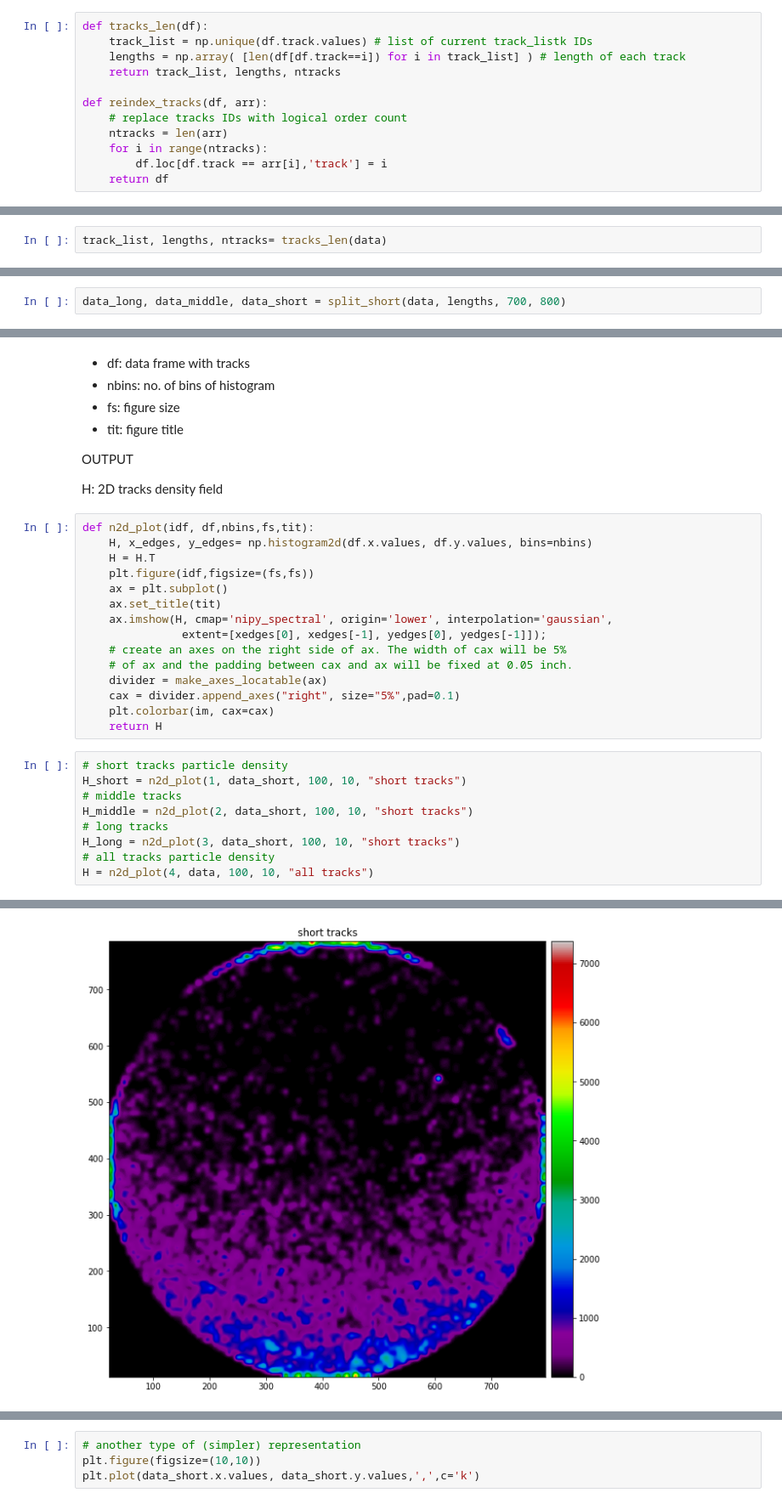
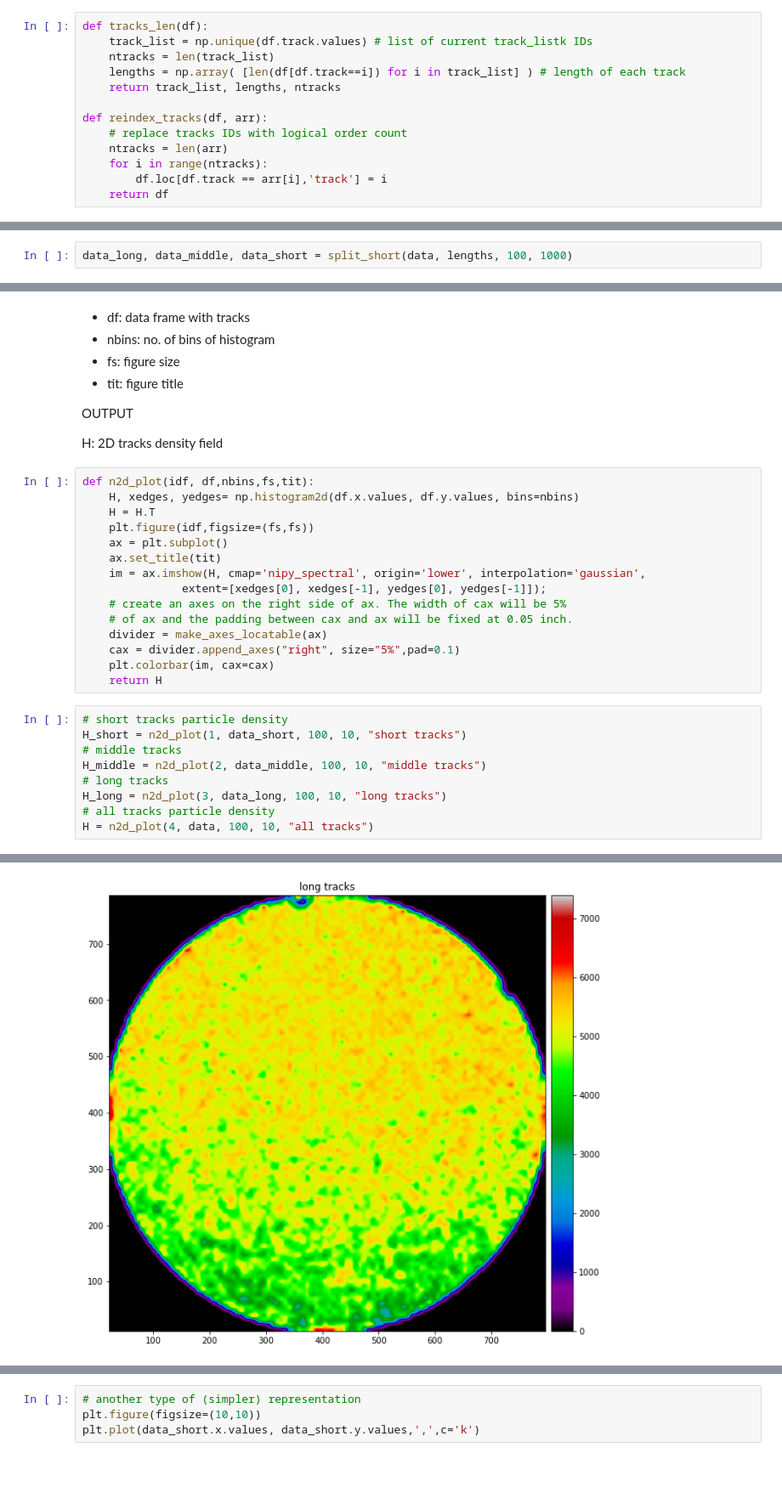
Before and after one commit to juanvm88/Procesado_imagenes, a Jupyter notebook: thin_layer.ipynb, the cells around one changed output, grey strips where cells are left out. Shown at 85% size. Drawn from its saved outputs; the diff is of its cells as text; blank space fills up the shorter version.

```diff
--- a/thin_layer.ipynb
+++ b/thin_layer.ipynb
@@ -68,6 +80,7 @@ OUTPUT: data frame with 'track' column modified
 # %%
 def tracks_len(df):
     track_list = np.unique(df.track.values) # list of current track_listk IDs
+    ntracks = len(track_list)
     lengths = np.array( [len(df[df.track==i]) for i in track_list] ) # length of each track
     return track_list, lengths, ntracks
 
@@ -91,5 +99,3 @@ def tracks_len(df):
-# %%
-track_list, lengths, ntracks= tracks_len(data)
 # %% [markdown]
 ## __split_short:__ SPLITS data frame into 3: one with short tracks and one with long enough tracks, and one with tracks with intermediate length (if limits are unequal)
 
@@ -115,7 +121,7 @@ def split_short(df, larr, ili, ilf):
     df_long = df[df.track.isin(np.where(larr >= ilf)[0])].reset_index(drop=True)
     return df_long, df_middle, df_short
 # %%
-data_long, data_middle, data_short = split_short(data, lengths, 700, 800)
+data_long, data_middle, data_short = split_short(data, lengths, 100, 1000)
 # %% [markdown]
 ## Localize/characterize short tracks
 
@@ -133,12 +139,12 @@ OUTPUT
 H: 2D tracks density field
 # %%
 def n2d_plot(idf, df,nbins,fs,tit):
-    H, x_edges, y_edges= np.histogram2d(df.x.values, df.y.values, bins=nbins)
+    H, xedges, yedges= np.histogram2d(df.x.values, df.y.values, bins=nbins)
     H = H.T
     plt.figure(idf,figsize=(fs,fs))
     ax = plt.subplot()
     ax.set_title(tit)
-    ax.imshow(H, cmap='nipy_spectral', origin='lower', interpolation='gaussian',
+    im = ax.imshow(H, cmap='nipy_spectral', origin='lower', interpolation='gaussian',
                extent=[xedges[0], xedges[-1], yedges[0], yedges[-1]]);
     # create an axes on the right side of ax. The width of cax will be 5%
     # of ax and the padding between cax and ax will be fixed at 0.05 inch.
@@ -150,9 +156,9 @@ def n2d_plot(idf, df,nbins,fs,tit):
 # short tracks particle density
 H_short = n2d_plot(1, data_short, 100, 10, "short tracks")
 # middle tracks
-H_middle = n2d_plot(2, data_short, 100, 10, "short tracks")
+H_middle = n2d_plot(2, data_middle, 100, 10, "middle tracks")
 # long tracks
-H_long = n2d_plot(3, data_short, 100, 10, "short tracks")
+H_long = n2d_plot(3, data_long, 100, 10, "long tracks")
 # all tracks particle density
 H = n2d_plot(4, data, 100, 10, "all tracks")
 # %% [output]
@@ -161 +167 @@ H = n2d_plot(4, data, 100, 10, "all tracks")
-[figure, old version]
+[figure, new version]
```
Also changed, not shown: parts of 12 cells of this notebook.
